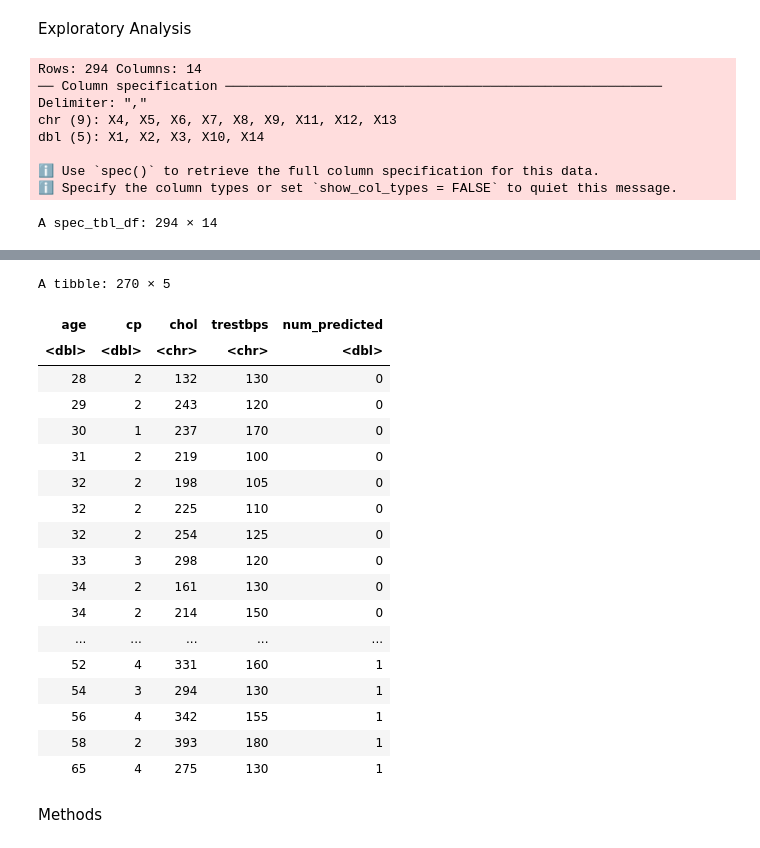
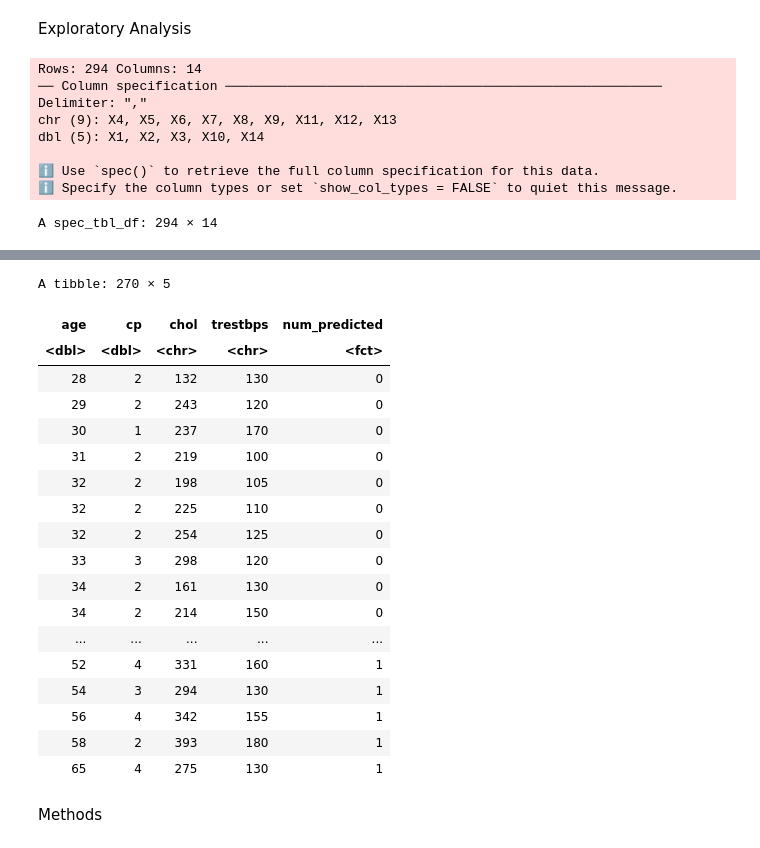
Before and after one commit to mairinleitch/dsci100_project-008-39, a Jupyter notebook: Heart_disease.ipynb, the cells around one changed output, grey strips where cells are left out. Saved outputs shown, nothing was run; the diff lists cells and outputs as text; code cells hidden in the pictures.

```diff
--- a/Heart_disease.ipynb
+++ b/Heart_disease.ipynb
@@ -18,8 +18,8 @@ heart
 
 heart_data <- heart |>
     select(age, cp, chol, trestbps, num_predicted) |>
-    filter(cp != "?", chol != "?", trestbps != "?")
-
+    filter(cp != "?", chol != "?", trestbps != "?") |>
+    mutate(num_predicted = as.factor(num_predicted))
 heart_data
 #split data into training and testing
 heart_split <- initial_split(heart_data, prop = 0.75, strata = num_predicted)
@@ -28,34 +28,34 @@ heart_test <- testing(heart_split)
 # %% [output]
 Rows: 294 Columns: 14
 ── Column specification ────────────────────────────────────────────────────────
 Delimiter: ","
 chr (9): X4, X5, X6, X7, X8, X9, X11, X12, X13
 dbl (5): X1, X2, X3, X10, X14
 
 ℹ Use `spec()` to retrieve the full column specification for this data.
 ℹ Specify the column types or set `show_col_types = FALSE` to quiet this message.
 A spec_tbl_df: 294 × 14
 | age | sex | cp | trestbps | chol | fbs | restecg | thalach | exang | oldpeak | slope | ca | ... |
 | <dbl> | <dbl> | <dbl> | <chr> | <chr> | <chr> | <chr> | <chr> | <chr> | <dbl> | <chr> | <chr> | ... |
 | 28 | 1 | 2 | 130 | 132 | 0 | 2 | 185 | 0 | 0 | ? | ? | ... |
 | 29 | 1 | 2 | 120 | 243 | 0 | 0 | 160 | 0 | 0 | ? | ? | ... |
 | 29 | 1 | 2 | 140 | ? | 0 | 0 | 170 | 0 | 0 | ? | ? | ... |
 | 30 | 0 | 1 | 170 | 237 | 0 | 1 | 170 | 0 | 0 | ? | ? | ... |
 | 31 | 0 | 2 | 100 | 219 | 0 | 1 | 150 | 0 | 0 | ? | ? | ... |
 | 32 | 0 | 2 | 105 | 198 | 0 | 0 | 165 | 0 | 0 | ? | ? | ... |
 | 32 | 1 | 2 | 110 | 225 | 0 | 0 | 184 | 0 | 0 | ? | ? | ... |
 | 32 | 1 | 2 | 125 | 254 | 0 | 0 | 155 | 0 | 0 | ? | ? | ... |
 | 33 | 1 | 3 | 120 | 298 | 0 | 0 | 185 | 0 | 0 | ? | ? | ... |
 | 34 | 0 | 2 | 130 | 161 | 0 | 0 | 190 | 0 | 0 | ? | ? | ... |
 | ... | ... | ... | ... | ... | ... | ... | ... | ... | ... | ... | ... | ... |
 | 52 | 1 | 4 | 160 | 331 | 0 | 0 | 94 | 1 | 2.5 | ? | ? | ... |
 | 54 | 0 | 3 | 130 | 294 | 0 | 1 | 100 | 1 | 0.0 | 2 | ? | ... |
 | 56 | 1 | 4 | 155 | 342 | 1 | 0 | 150 | 1 | 3.0 | 2 | ? | ... |
 | 58 | 0 | 2 | 180 | 393 | 0 | 0 | 110 | 1 | 1.0 | 2 | ? | ... |
 | 65 | 1 | 4 | 130 | 275 | 0 | 1 | 115 | 1 | 1.0 | 2 | ? | ... |
 A tibble: 270 × 5
 | age | cp | chol | trestbps | num_predicted |
-| <dbl> | <dbl> | <chr> | <chr> | <dbl> |
+| <dbl> | <dbl> | <chr> | <chr> | <fct> |
 | 28 | 2 | 132 | 130 | 0 |
 | 29 | 2 | 243 | 120 | 0 |
 | 30 | 1 | 237 | 170 | 0 |
```
Also changed, not shown: parts of 1 cell of this notebook.
